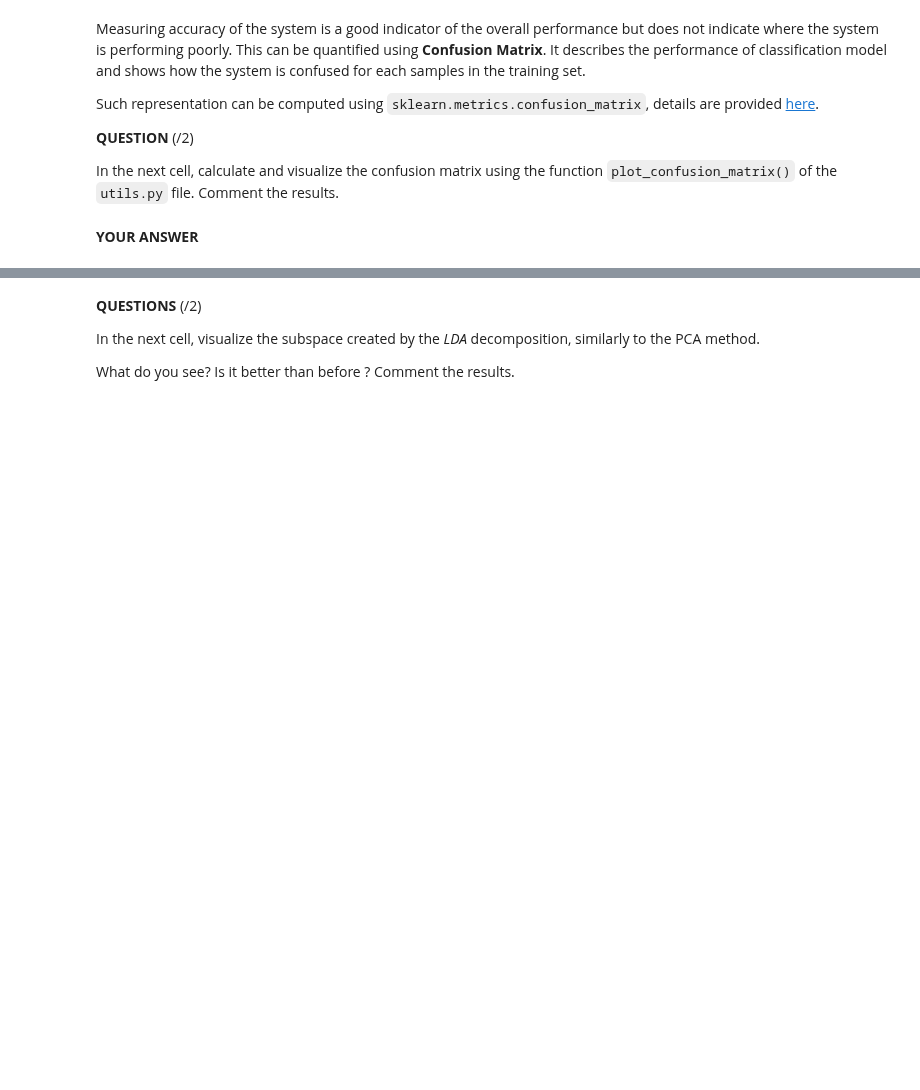
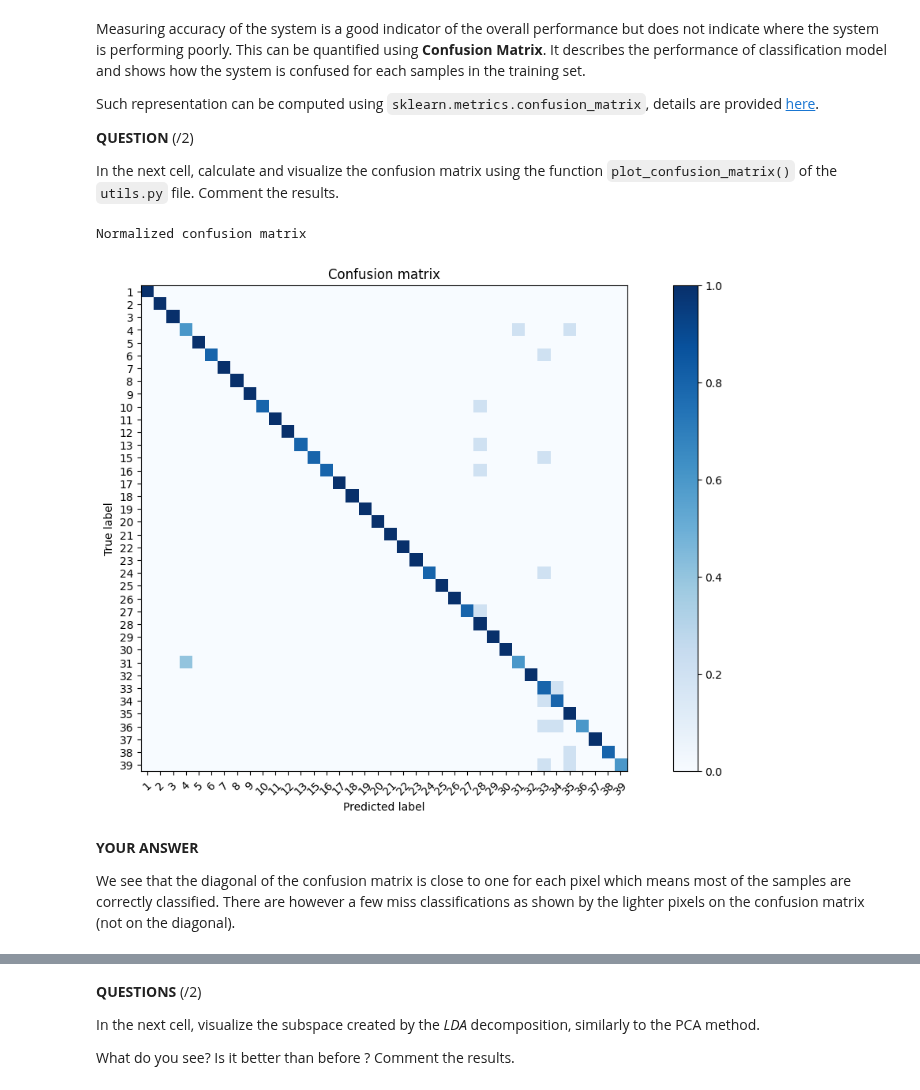
Before and after one commit to YannJD/LSIP_labs, a Jupyter notebook: Lab2/notebook/02_object_detection_and_recognition_2025.ipynb, the cells around one changed output, grey strips where cells are left out. Cells and saved outputs as stored; diff of their text form; code cells hidden in the pictures; blank space fills up the shorter version.

```diff
--- a/Lab2/notebook/02_object_detection_and_recognition_2025.ipynb
+++ b/Lab2/notebook/02_object_detection_and_recognition_2025.ipynb
@@ -1226,5 +1225,13 @@ def recognize(trsfrm, centroids, centroids_label, samples):
     pred = None
 
     # YOUR CODE HERE
+    omegas = trsfrm.transform(samples)
+    centroids = np.array(centroids)
+    pred = []
+    for omega in omegas:
+        dist = np.linalg.norm(np.expand_dims(omega, axis=0) - centroids, axis=1)
+        pred_label = centroids_label[np.argmin(dist)]
+        pred.append(pred_label)
 
+    pred = np.expand_dims(np.array(pred), axis=1)
     return pred
@@ -1248,6 +1255,10 @@ In the nex cell, estimate the recognition accuracy on the testing set. Comment t
 test_acc = 0
 
 # YOUR CODE HERE
+test_img, test_label = load_images(test)
+pca_test_pred = recognize(pca, train_centroids, train_centroid_label, test_img)
 
+n_err_test = np.count_nonzero(np.where(pca_test_pred != test_label))
+test_acc = 1.0 - n_err_test / test_label.size
 
 print("The recognition accuracy on the testing set is {:.2f}".format(test_acc))
@@ -1264,13 +1279,20 @@ In the next cell, calculate and visualize the confusion matrix using the functio
 # %%
 #########################
 # YOUR CODE HERE
+cm = confusion_matrix(test_label, pca_test_pred)
+classes = set(test_label.squeeze().tolist())
 #########################
 
 # Plot confusion matrix
 plt.figure(figsize=(12, 7))
 plot_confusion_matrix(cm, classes, normalize=True)
+# %% [output]
+Normalized confusion matrix
+[figure, added]
-# %% [markdown]
-**YOUR ANSWER**
+# %% [markdown]
+**YOUR ANSWER**
+
+We see that the diagonal of the confusion matrix is close to one for each pixel which means most of the samples are correctly classified. There are however a few miss classifications as shown by the lighter pixels on the confusion matrix (not on the diagonal).
 # %% [markdown]
 ### 2.3.3 Fisherface
 
```
Also changed, not shown: parts of 23 cells of this notebook.
